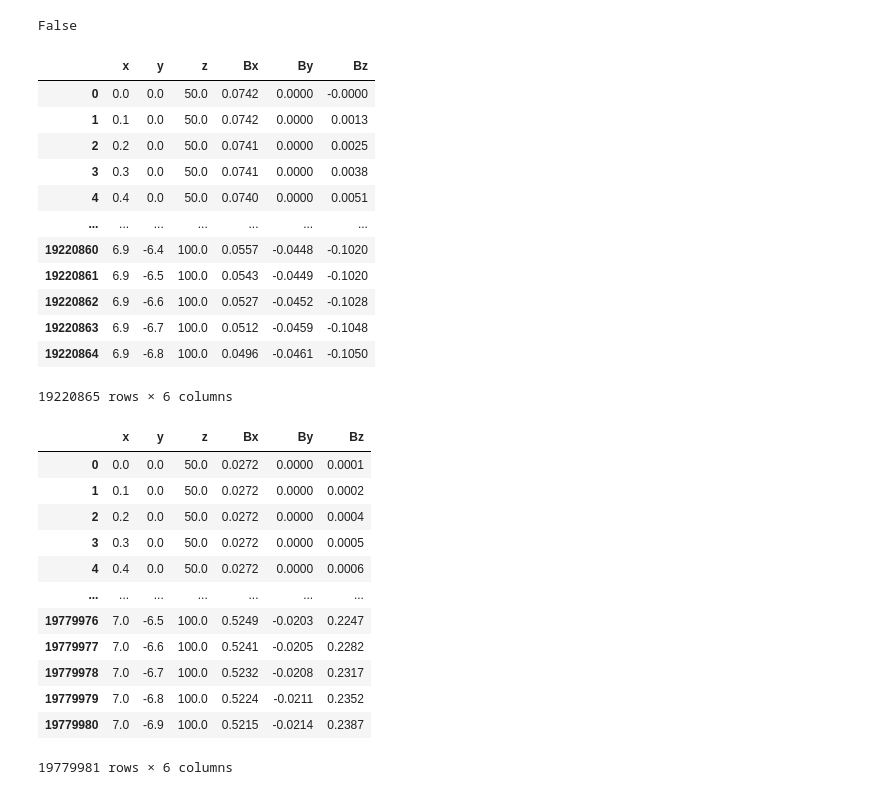
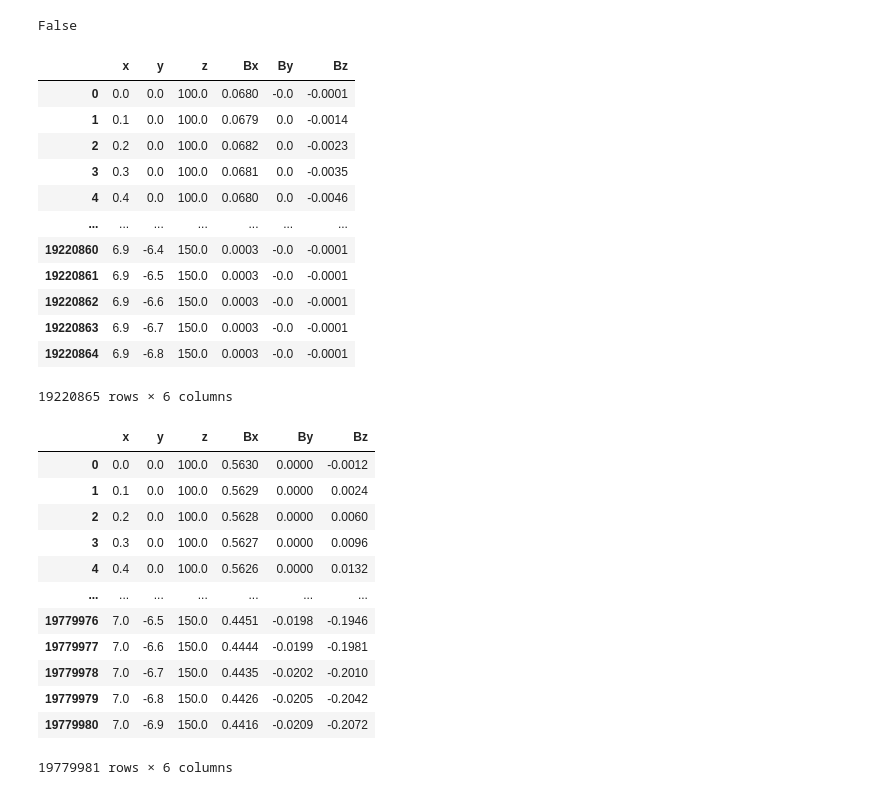
Before and after one commit to himal1/JuptPythonUK_Project, a Jupyter notebook: ABS_beamStudy/QuadToEndOfABSWithPolarization.ipynb, the cells around one changed output. Cells and saved outputs as stored; diff of their text form; code cells hidden in the pictures.

```diff
--- a/ABS_beamStudy/QuadToEndOfABSWithPolarization.ipynb
+++ b/ABS_beamStudy/QuadToEndOfABSWithPolarization.ipynb
@@ -263,9 +263,9 @@ Costheta='/mnt/c/Users/Christopher Crawford/Desktop/CosthetaCoil_FinalLongRange_
 OuterCostheta='/mnt/c/Users/Christopher Crawford/Desktop/OutsideCosthetaCoil200Wies_part50-100.txt'
 # %%
 #Now do the file for 100 to 150 cm
-#QMod='/mnt/c/Users/Christopher Crawford/Desktop/StLineFinalDim_LargeRange_part100-150.txt'
-#Costheta='/mnt/c/Users/Christopher Crawford/Desktop/CosthetaCoil_FinalLongRange_part100-150FM.txt'
-#OuterCostheta='/mnt/c/Users/Christopher Crawford/Desktop/OutsideCosthetaCoil200Wies_part100-150.txt'
+QMod='/mnt/c/Users/Christopher Crawford/Desktop/StLineFinalDim_LargeRange_part100-150.txt'
+Costheta='/mnt/c/Users/Christopher Crawford/Desktop/CosthetaCoil_FinalLongRange_part100-150FM.txt'
+OuterCostheta='/mnt/c/Users/Christopher Crawford/Desktop/OutsideCosthetaCoil200Wies_part100-150.txt'
 # %%
 T_QS=ConstructAllData(QMod)
 T_QS=T_QS.dropna()
@@ -307,44 +307,44 @@ False
 # %%
 T_CT=T_CT.round(4)
 T_CT.duplicated().any()
-T_CT["z"]=T_CT["z"]+62.5+10+4.5
+T_CT["z"]=T_CT["z"]+62.5+10
 #we start at 62.5 cm and costheta coil starts at ~5.5cm nad the length of costheta is 9 cm
 #those gives total distance of 5.5 + 9/2 cm = 10 cm
 T_CT
 # %% [output]
 |  | x | y | z | Bx | By | Bz |
-| 0 | 0.0 | 0.0 | 50.0 | 0.0742 | 0.0000 | -0.0000 |
-| 1 | 0.1 | 0.0 | 50.0 | 0.0742 | 0.0000 | 0.0013 |
-| 2 | 0.2 | 0.0 | 50.0 | 0.0741 | 0.0000 | 0.0025 |
-| 3 | 0.3 | 0.0 | 50.0 | 0.0741 | 0.0000 | 0.0038 |
-| 4 | 0.4 | 0.0 | 50.0 | 0.0740 | 0.0000 | 0.0051 |
+| 0 | 0.0 | 0.0 | 100.0 | 0.0680 | -0.0 | -0.0001 |
+| 1 | 0.1 | 0.0 | 100.0 | 0.0679 | 0.0 | -0.0014 |
+| 2 | 0.2 | 0.0 | 100.0 | 0.0682 | 0.0 | -0.0023 |
+| 3 | 0.3 | 0.0 | 100.0 | 0.0681 | 0.0 | -0.0035 |
+| 4 | 0.4 | 0.0 | 100.0 | 0.0680 | 0.0 | -0.0046 |
 | ... | ... | ... | ... | ... | ... | ... |
-| 19220860 | 6.9 | -6.4 | 100.0 | 0.0557 | -0.0448 | -0.1020 |
-| 19220861 | 6.9 | -6.5 | 100.0 | 0.0543 | -0.0449 | -0.1020 |
-| 19220862 | 6.9 | -6.6 | 100.0 | 0.0527 | -0.0452 | -0.1028 |
-| 19220863 | 6.9 | -6.7 | 100.0 | 0.0512 | -0.0459 | -0.1048 |
-| 19220864 | 6.9 | -6.8 | 100.0 | 0.0496 | -0.0461 | -0.1050 |
+| 19220860 | 6.9 | -6.4 | 150.0 | 0.0003 | -0.0 | -0.0001 |
+| 19220861 | 6.9 | -6.5 | 150.0 | 0.0003 | -0.0 | -0.0001 |
+| 19220862 | 6.9 | -6.6 | 150.0 | 0.0003 | -0.0 | -0.0001 |
+| 19220863 | 6.9 | -6.7 | 150.0 | 0.0003 | -0.0 | -0.0001 |
+| 19220864 | 6.9 | -6.8 | 150.0 | 0.0003 | -0.0 | -0.0001 |
 19220865 rows × 6 columns
 # %%
 T_OCT=T_OCT.round(4)
 T_OCT.duplicated().any()
 T_OCT["z"]=T_OCT["z"]+62.5+60+(2.5/2)
-#we start at 62.5 cm and costheta coil starts at ~5.5cm nad the length of costheta is 9 cm
-#those gives total distance of 5.5 + 9/2 cm = 10 cm
+#we start at 62.5 cm and costheta coil starts at ~60cm and the length of costheta is 2.5 cm
+#those gives total distance of 60 + 2.5/2 cm
 T_OCT
 # %% [output]
 |  | x | y | z | Bx | By | Bz |
-| 0 | 0.0 | 0.0 | 50.0 | 0.0272 | 0.0000 | 0.0001 |
-| 1 | 0.1 | 0.0 | 50.0 | 0.0272 | 0.0000 | 0.0002 |
-| 2 | 0.2 | 0.0 | 50.0 | 0.0272 | 0.0000 | 0.0004 |
-| 3 | 0.3 | 0.0 | 50.0 | 0.0272 | 0.0000 | 0.0005 |
-| 4 | 0.4 | 0.0 | 50.0 | 0.0272 | 0.0000 | 0.0006 |
+| 0 | 0.0 | 0.0 | 100.0 | 0.5630 | 0.0000 | -0.0012 |
+| 1 | 0.1 | 0.0 | 100.0 | 0.5629 | 0.0000 | 0.0024 |
+| 2 | 0.2 | 0.0 | 100.0 | 0.5628 | 0.0000 | 0.0060 |
+| 3 | 0.3 | 0.0 | 100.0 | 0.5627 | 0.0000 | 0.0096 |
+| 4 | 0.4 | 0.0 | 100.0 | 0.5626 | 0.0000 | 0.0132 |
 | ... | ... | ... | ... | ... | ... | ... |
-| 19779976 | 7.0 | -6.5 | 100.0 | 0.5249 | -0.0203 | 0.2247 |
-| 19779977 | 7.0 | -6.6 | 100.0 | 0.5241 | -0.0205 | 0.2282 |
-| 19779978 | 7.0 | -6.7 | 100.0 | 0.5232 | -0.0208 | 0.2317 |
-| 19779979 | 7.0 | -6.8 | 100.0 | 0.5224 | -0.0211 | 0.2352 |
-| 19779980 | 7.0 | -6.9 | 100.0 | 0.5215 | -0.0214 | 0.2387 |
+| 19779976 | 7.0 | -6.5 | 150.0 | 0.4451 | -0.0198 | -0.1946 |
+| 19779977 | 7.0 | -6.6 | 150.0 | 0.4444 | -0.0199 | -0.1981 |
+| 19779978 | 7.0 | -6.7 | 150.0 | 0.4435 | -0.0202 | -0.2010 |
+| 19779979 | 7.0 | -6.8 | 150.0 | 0.4426 | -0.0205 | -0.2042 |
+| 19779980 | 7.0 | -6.9 | 150.0 | 0.4416 | -0.0209 | -0.2072 |
 19779981 rows × 6 columns
 # %%
 def ObtainB0_Ring(x,T_Ring):
```
Also changed, not shown: parts of 5 cells of this notebook, 2 other files.
